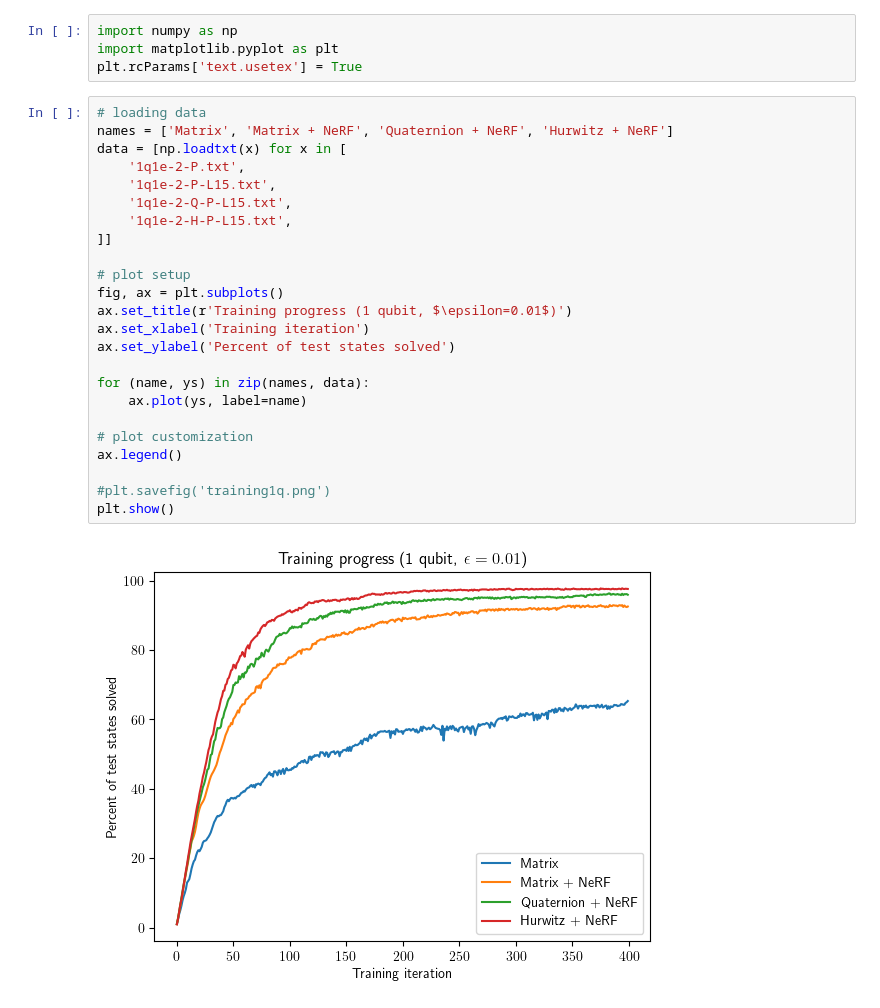
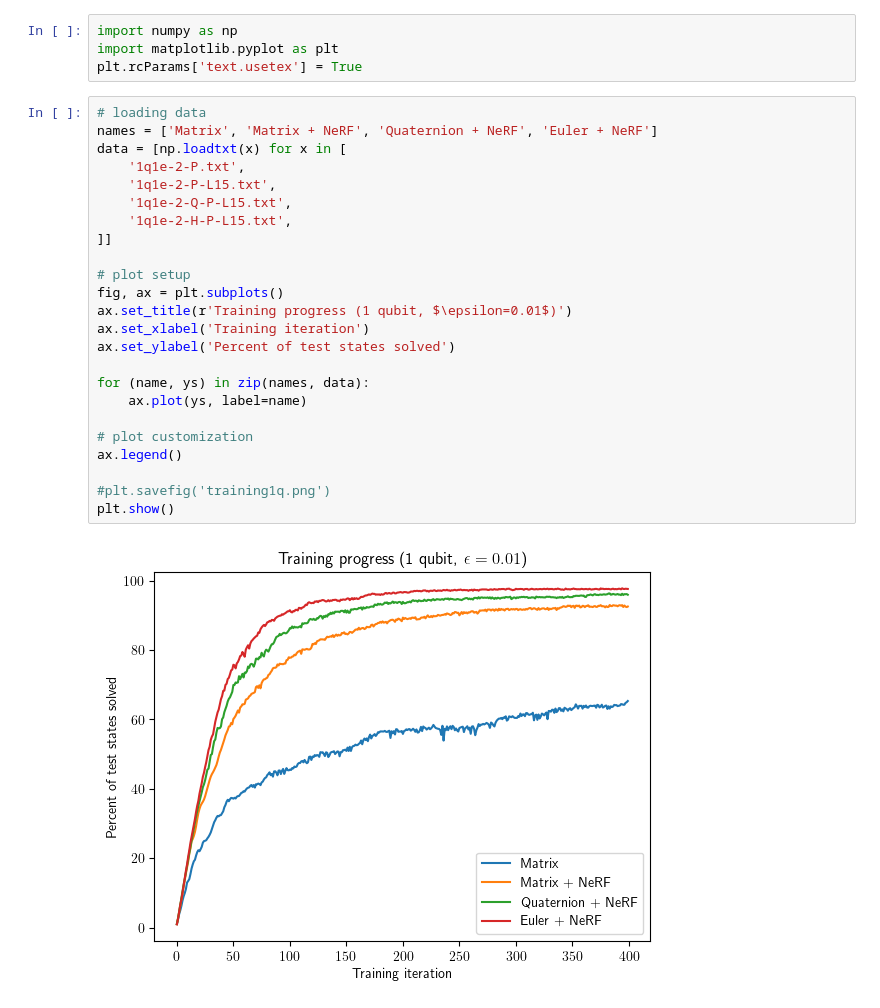
Before and after one commit to ian-turner/DeepQubit, a Jupyter notebook: data/training/training-graphics.ipynb, the cells around one changed output. Cells and saved outputs as stored; diff of their text form.

```diff
--- a/data/training/training-graphics.ipynb
+++ b/data/training/training-graphics.ipynb
@@ -4,30 +4,30 @@ import matplotlib.pyplot as plt
 plt.rcParams['text.usetex'] = True
 # %%
 # loading data
-names = ['Matrix', 'Matrix + NeRF', 'Quaternion + NeRF', 'Hurwitz + NeRF']
+names = ['Matrix', 'Matrix + NeRF', 'Quaternion + NeRF', 'Euler + NeRF']
 data = [np.loadtxt(x) for x in [
     '1q1e-2-P.txt',
     '1q1e-2-P-L15.txt',
     '1q1e-2-Q-P-L15.txt',
     '1q1e-2-H-P-L15.txt',
 ]]
 
 # plot setup
 fig, ax = plt.subplots()
 ax.set_title(r'Training progress (1 qubit, $\epsilon=0.01$)')
 ax.set_xlabel('Training iteration')
 ax.set_ylabel('Percent of test states solved')
 
 for (name, ys) in zip(names, data):
     ax.plot(ys, label=name)
 
 # plot customization
 ax.legend()
 
 #plt.savefig('training1q.png')
 plt.show()
 # %% [output]
-[figure, old version]
+[figure, new version]
 # %%
 # loading data
 names = ['Matrix', 'Matrix + NeRF', 'Hurwitz + NeRF']
```
Also changed, not shown: parts of 2 cells of this notebook.
